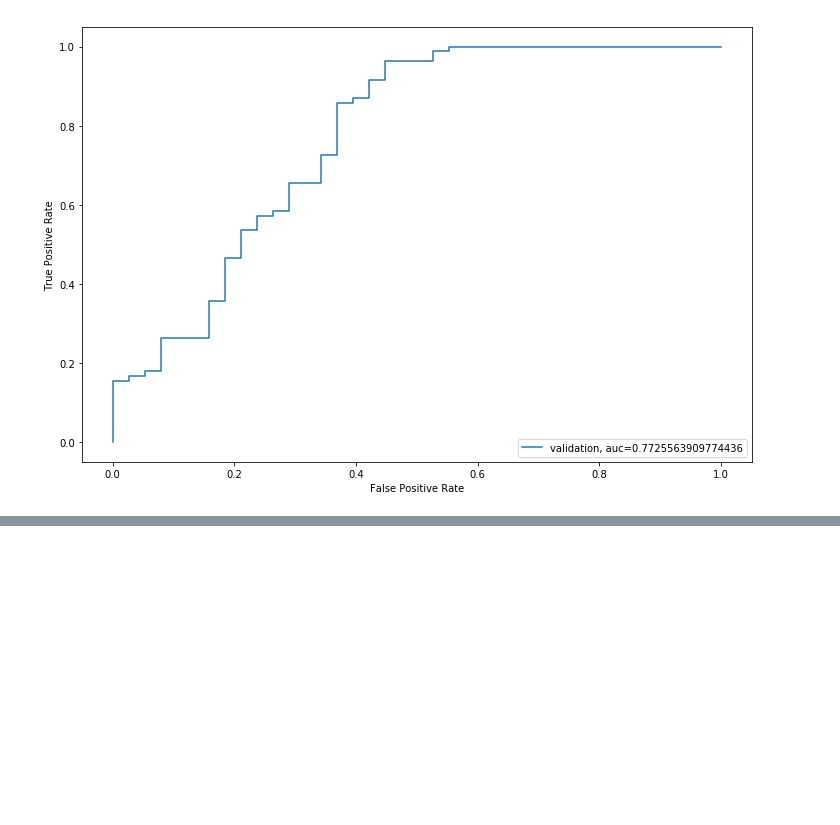
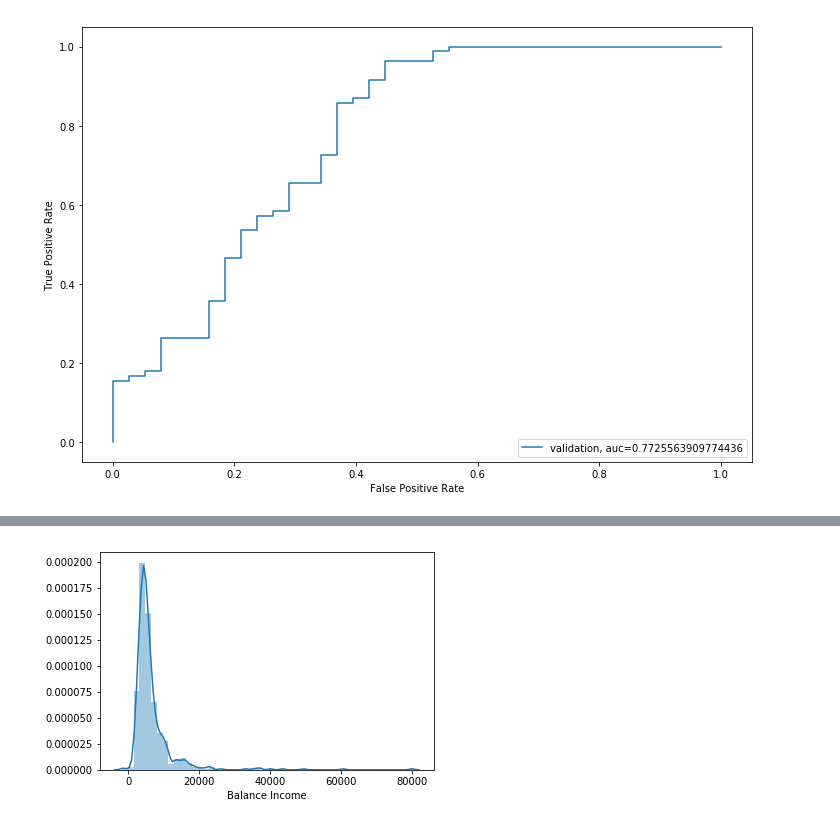
Before and after one commit to SwatiModi/loan-prediction, a Jupyter notebook: Loan.ipynb, the cells around one changed output, grey strips where cells are left out. Drawn from its saved outputs; the diff is of its cells as text; code cells hidden in the pictures; blank space fills up the shorter version.

```diff
--- a/Loan.ipynb
+++ b/Loan.ipynb
@@ -744,0 +768,7 @@ pd.DataFrame(submission, columns=['Loan_ID','Loan_Status']).to_csv('Stratified_l
+# %%
+train['Balance Income']=train['Total_Income']-(train['EMI']*1000) # Multiply with 1000 to make the units equal
+test['Balance Income']=test['Total_Income']-(test['EMI']*1000)
+
+sns.distplot(train['Balance Income']);
+# %% [output]
+[figure, added]
```
Also changed, not shown: parts of 10 cells of this notebook.
